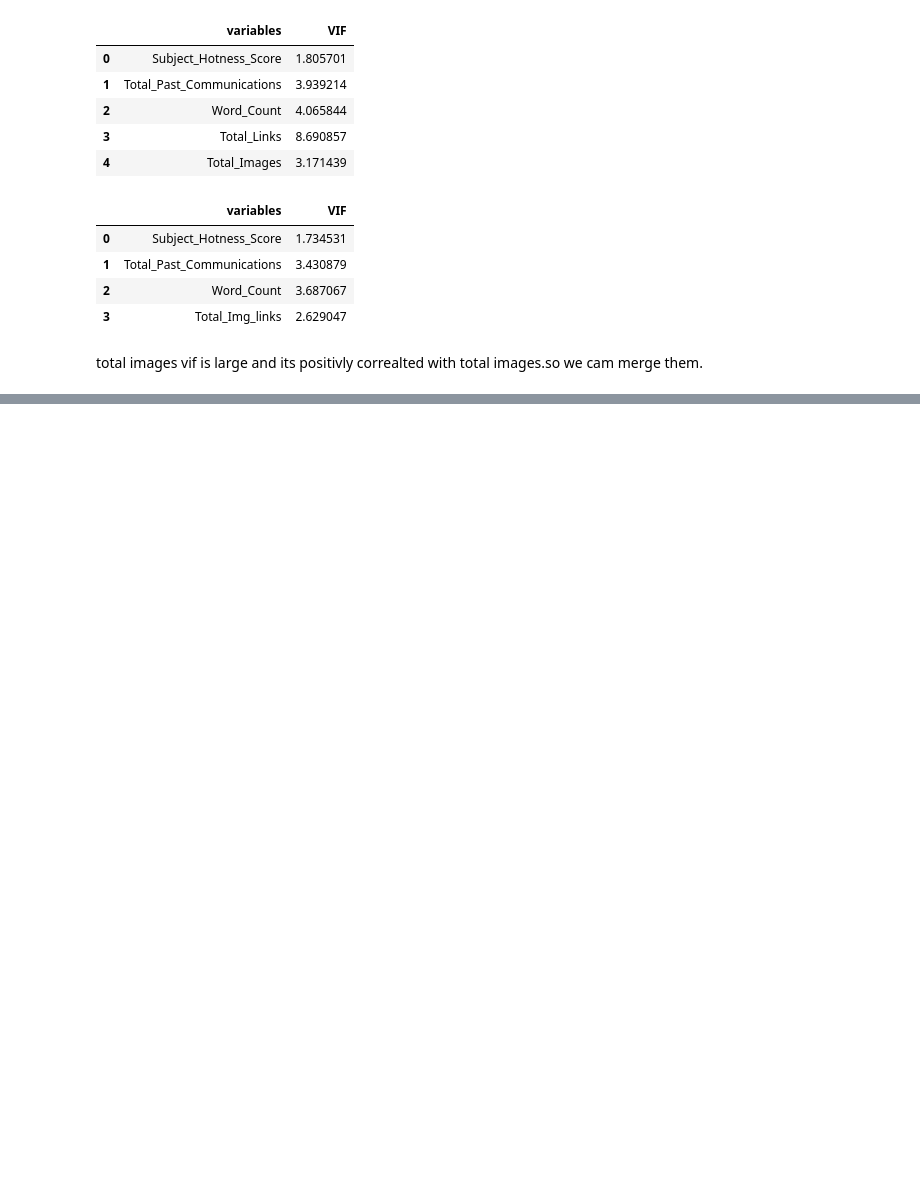
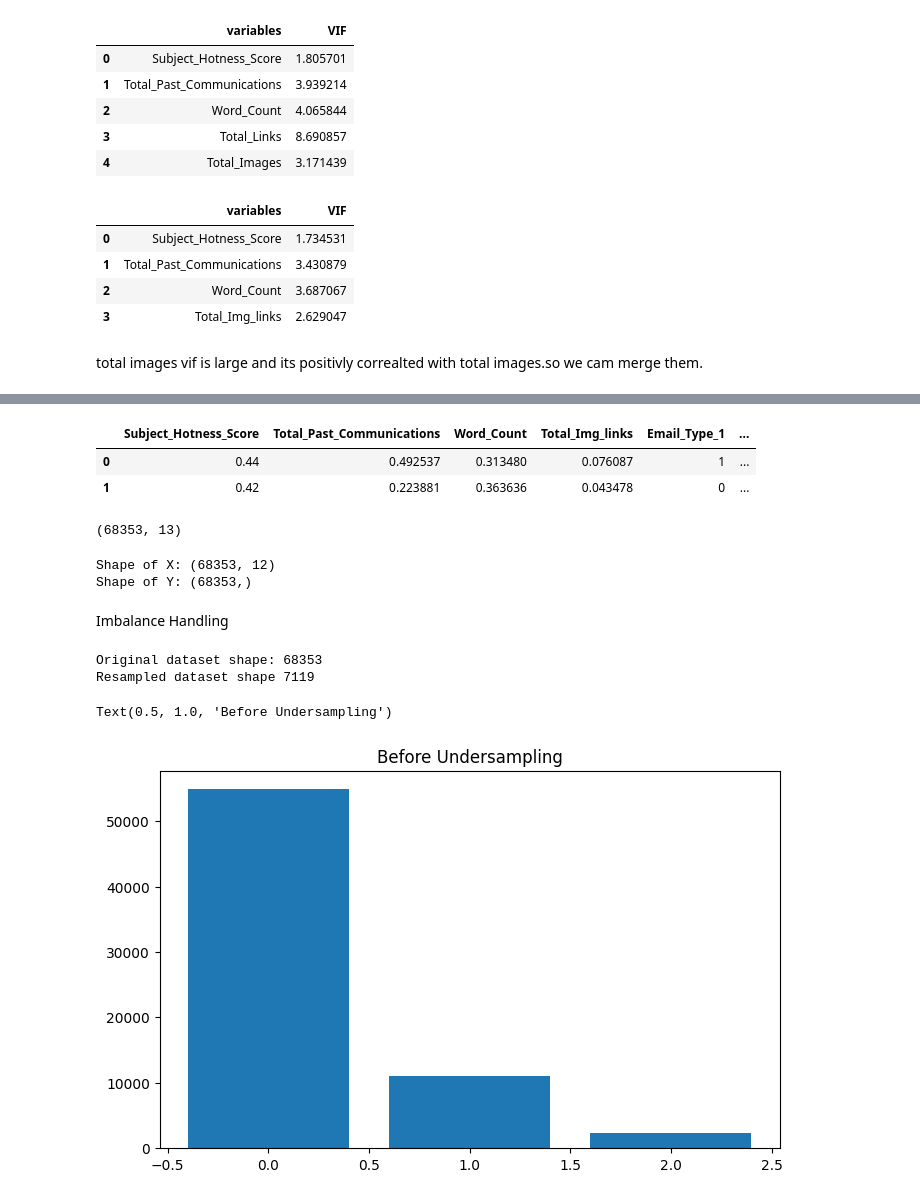
Before and after one commit to renukagore107/CAPSTONE-PROJECT-3--CLASSIFICATION, a Jupyter notebook: classification_data_email.ipynb, the cells around one changed output, grey strips where cells are left out. Cells and saved outputs as stored; diff of their text form; code cells hidden in the pictures; blank space fills up the shorter version.

```diff
--- a/classification_data_email.ipynb
+++ b/classification_data_email.ipynb
@@ -420,0 +475,8 @@ Index(['Email_Type', 'Subject_Hotness_Score', 'Email_Source_Type',
+# %%
+# apply normalization techniques
+numerical_col=['Subject_Hotness_Score','Total_Past_Communications','Word_Count','Total_Img_links']
+for column in numerical_col:
+    df[column] = (df[column] - df[column].min()) / (df[column].max() - df[column].min())
+
+
+df.head()
@@ -420,0 +490,30 @@ Index(['Email_Type', 'Subject_Hotness_Score', 'Email_Source_Type',
+# %%
+cat_col=['Email_Type','Email_Source_Type','Email_Campaign_Type','Time_Email_sent_Category']
+df=pd.get_dummies(df, columns=cat_col)
+df.drop('Email_Type_2',axis=1,inplace=True) #Since they have binary category
+df.drop('Email_Source_Type_2',axis=1,inplace=True)
+# %%
+#Pushing Email_Status at last of the DataFrame
+list_of_col=list(df.columns)
+list_of_col.remove('Email_Status')
+list_of_col.append('Email_Status')
+list_of_col
+df=df[list_of_col]
+df.head(2)
+# %% [output]
+|  | Subject_Hotness_Score | Total_Past_Communications | Word_Count | Total_Img_links | Email_Type_1 | ... |
+| 0 | 0.44 | 0.492537 | 0.313480 | 0.076087 | 1 | ... |
+| 1 | 0.42 | 0.223881 | 0.363636 | 0.043478 | 0 | ... |
+# %%
+df.shape
+# %% [output]
+(68353, 13)
+# %%
+#X and Y
+X = df.drop('Email_Status',axis=1)
+y = df['Email_Status']
+print(f'Shape of X: {X.shape}')
+print(f'Shape of Y: {y.shape}')
+# %% [output]
+Shape of X: (68353, 12)
+Shape of Y: (68353,)
@@ -420,0 +524,20 @@ Index(['Email_Type', 'Subject_Hotness_Score', 'Email_Source_Type',
+# %% [markdown]
+Imbalance Handling
+# %%
+from imblearn.under_sampling import RandomUnderSampler
+from collections import Counter
+
+rus = RandomUnderSampler(random_state=42, replacement=True)
+x_rus, y_rus_ = rus.fit_resample(df.iloc[:,0:-1], df['Email_Status'])
+
+print('Original dataset shape:', len(df))
+print('Resampled dataset shape', len(y_rus))
+# %% [output]
+Original dataset shape: 68353
+Resampled dataset shape 7119
+# %%
+plt.bar(Counter(df['Email_Status']).keys(), Counter(df['Email_Status']).values())
+plt.title("Before Undersampling")
+# %% [output]
+Text(0.5, 1.0, 'Before Undersampling')
+[figure, added]
```
Also changed, not shown: parts of 21 cells of this notebook.
